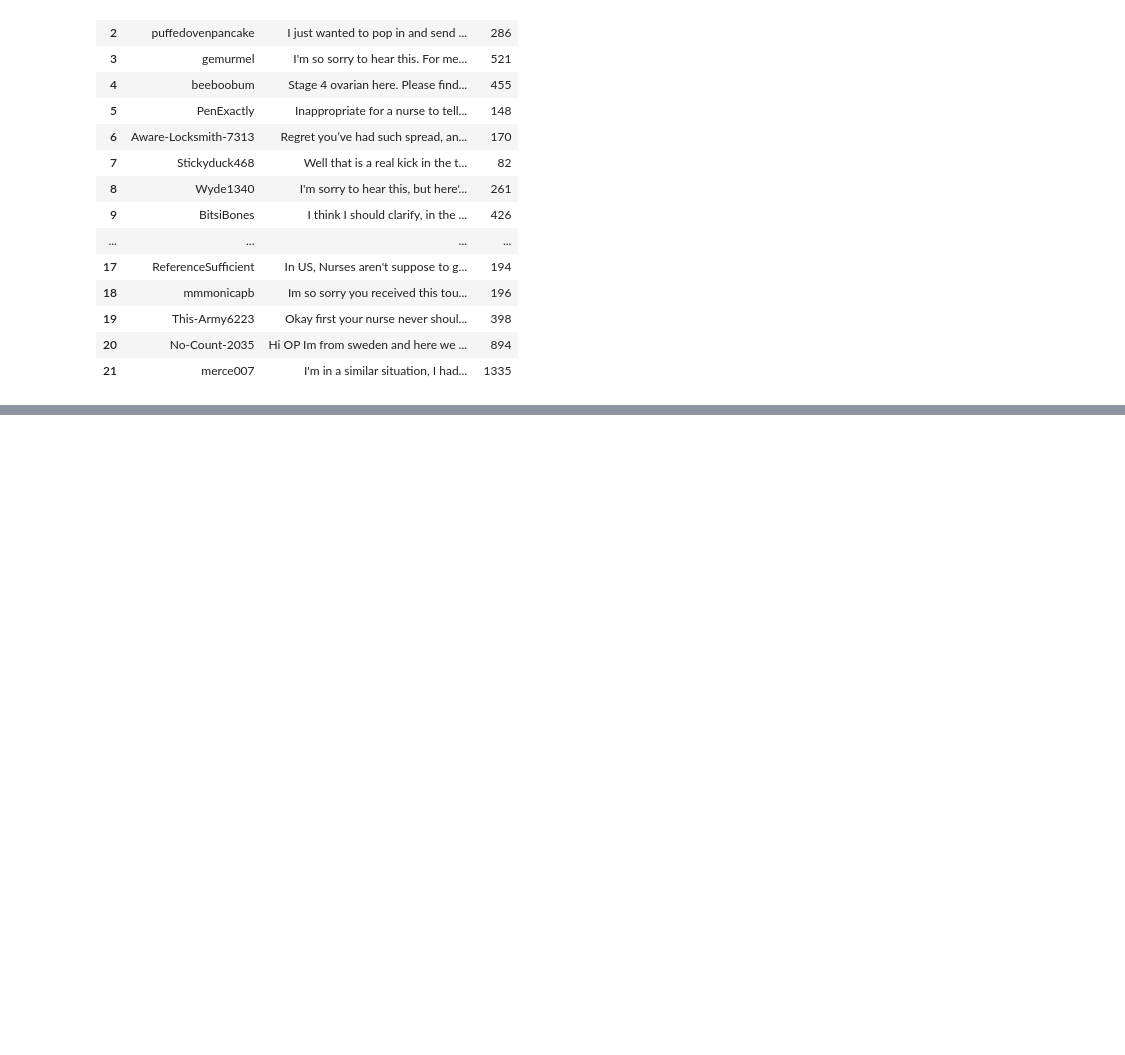
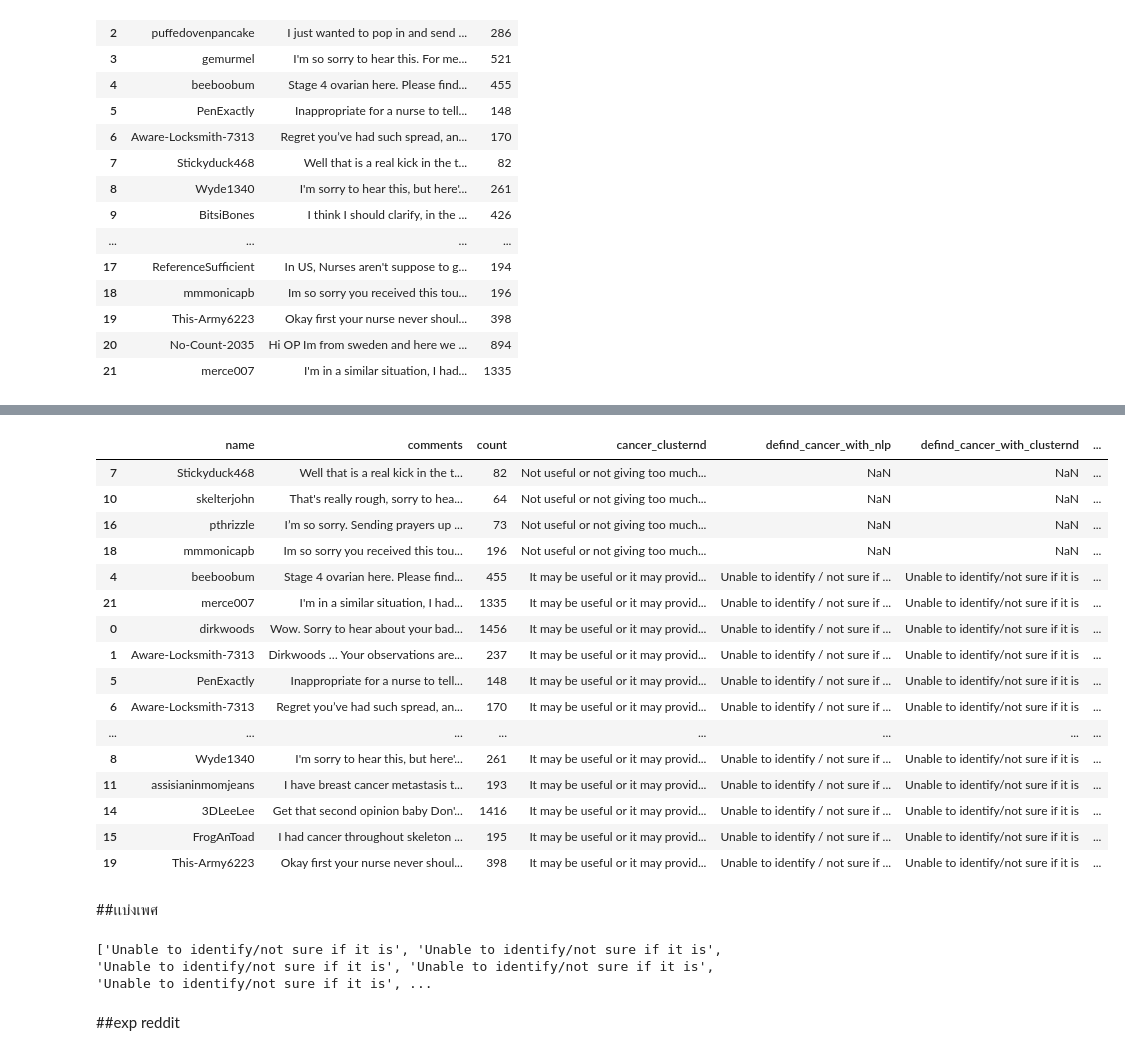
Before and after one commit to MOOwuttichai/Cancer_Social_Listening, a Jupyter notebook: Copy_of_บอกโรค+เพศ+ใครเป็นคนเล่า+SentenceTransformer.ipynb, the cells around one changed output, grey strips where cells are left out. Drawn from its saved outputs; the diff is of its cells as text; code cells hidden in the pictures; blank space fills up the shorter version.

```diff
--- a/Copy_of_บอกโรค+เพศ+ใครเป็นคนเล่า+SentenceTransformer.ipynb
+++ b/Copy_of_บอกโรค+เพศ+ใครเป็นคนเล่า+SentenceTransformer.ipynb
@@ -662,0 +786,25 @@ def lemma(final):
+# %%
+def define_Cencer_with_clusternd(use_clusternd_sentences,n_clusters):
+  data = pd.DataFrame()
+  for i in range(n_clusters):
+    point = []
+    define_C =[]
+    test = all_reddit_data[all_reddit_data['comments'].isin(use_clusternd_sentences[i])]
+    test_cer = list(test['defind_cancer_with_nlp'])
+    for j in range(len(test_cer)):
+      if test_cer[j] in cancer_names_en:
+        point.append(test_cer[j])
+    if len(set(point)) == 0 :
+      for x in range(len(test_cer)):
+        define_C.append('Unable to identify/not sure if it is')
+    elif len(set(point)) == 1 :
+      for x in range(len(test_cer)):
+        define_C.append(point[0])
+    elif len(set(point)) > 1:
+      for x in range(len(test_cer)):
+        define_C.append('There is a chance of having more than 2 types of cancer')
+    test['defind_cancer_with_clusternd'] = define_C
+    data = pd.concat([data,test])
+  return data
+# %%
+define_Cencer_b = define_Cencer_with_clusternd(clusternd_useful_sentences_en,3)
@@ -662,0 +827,26 @@ def lemma(final):
+# %%
+define_Cencer_b['cancer_clusternd'] = 'It may be useful or it may provide enough information.'
+# %%
+usedata=pd.concat([Pop_en,define_Cencer_b])
+# %%
+usedata
+# %% [output]
+|  | name | comments | count | cancer_clusternd | defind_cancer_with_nlp | defind_cancer_with_clusternd | ... |
+| 7 | Stickyduck468 | Well that is a real kick in the t... | 82 | Not useful or not giving too much... | NaN | NaN | ... |
+| 10 | skelterjohn | That's really rough, sorry to hea... | 64 | Not useful or not giving too much... | NaN | NaN | ... |
+| 16 | pthrizzle | I’m so sorry. Sending prayers up ... | 73 | Not useful or not giving too much... | NaN | NaN | ... |
+| 18 | mmmonicapb | Im so sorry you received this tou... | 196 | Not useful or not giving too much... | NaN | NaN | ... |
+| 4 | beeboobum | Stage 4 ovarian here. Please find... | 455 | It may be useful or it may provid... | Unable to identify / not sure if ... | Unable to identify/not sure if it is | ... |
+| 21 | merce007 | I'm in a similar situation, I had... | 1335 | It may be useful or it may provid... | Unable to identify / not sure if ... | Unable to identify/not sure if it is | ... |
+| 0 | dirkwoods | Wow. Sorry to hear about your bad... | 1456 | It may be useful or it may provid... | Unable to identify / not sure if ... | Unable to identify/not sure if it is | ... |
+| 1 | Aware-Locksmith-7313 | Dirkwoods … Your observations are... | 237 | It may be useful or it may provid... | Unable to identify / not sure if ... | Unable to identify/not sure if it is | ... |
+| 5 | PenExactly | Inappropriate for a nurse to tell... | 148 | It may be useful or it may provid... | Unable to identify / not sure if ... | Unable to identify/not sure if it is | ... |
+| 6 | Aware-Locksmith-7313 | Regret you’ve had such spread, an... | 170 | It may be useful or it may provid... | Unable to identify / not sure if ... | Unable to identify/not sure if it is | ... |
+| ... | ... | ... | ... | ... | ... | ... | ... |
+| 8 | Wyde1340 | I'm sorry to hear this, but here'... | 261 | It may be useful or it may provid... | Unable to identify / not sure if ... | Unable to identify/not sure if it is | ... |
+| 11 | assisianinmomjeans | I have breast cancer metastasis t... | 193 | It may be useful or it may provid... | Unable to identify / not sure if ... | Unable to identify/not sure if it is | ... |
+| 14 | 3DLeeLee | Get that second opinion baby Don'... | 1416 | It may be useful or it may provid... | Unable to identify / not sure if ... | Unable to identify/not sure if it is | ... |
+| 15 | FrogAnToad | I had cancer throughout skeleton ... | 195 | It may be useful or it may provid... | Unable to identify / not sure if ... | Unable to identify/not sure if it is | ... |
+| 19 | This-Army6223 | Okay first your nurse never shoul... | 398 | It may be useful or it may provid... | Unable to identify / not sure if ... | Unable to identify/not sure if it is | ... |
+# %% [markdown]
+##เเบ่งเพศ
@@ -662,0 +972,29 @@ def lemma(final):
+# %%
+new_colgenden_en=[]
+list_genden_en=[]
+for i in range(len(list_token_red)):
+  for j in range(len(Genden_en['Female'])):
+    for k in range(len(list_token_red[i])):
+      if (list_token_red[i][k] == Genden_en['Male'][j]):
+        list_genden_en.append('Male')
+      elif(list_token_red[i][k] == Genden_en['Female'][j]):
+        list_genden_en.append('Female')
+  genden_list_en =[]
+  genden_list_en = list(OrderedDict.fromkeys(list_genden_en)) # ลบคำซ้ำ
+  #-------------------------------------------------------------------
+  list_define_genden_en = []
+  if len(genden_list_en) > 0 :
+    if len(genden_list_en) == 2:
+      list_define_genden_en.append('Both genders are told.')
+    elif len(genden_list_en)==1:
+      list_define_genden_en.append(genden_list_en[0])
+  elif len(genden_list_en)==0:
+    list_define_genden_en.append('Unable to identify/not sure if it is')
+  genden_list_de_en =[]
+  genden_list_de_en = list(OrderedDict.fromkeys(list_define_genden_en))
+  new_colgenden_en.append(genden_list_de_en[0])
+print(new_colgenden_en)
+# %% [output]
+['Unable to identify/not sure if it is', 'Unable to identify/not sure if it is', 'Unable to identify/not sure if it is', 'Unable to identify/not sure if it is', 'Unable to identify/not sure if it is', ...
+# %% [markdown]
+##exp reddit
```
Also changed, not shown: parts of 50 cells of this notebook.
